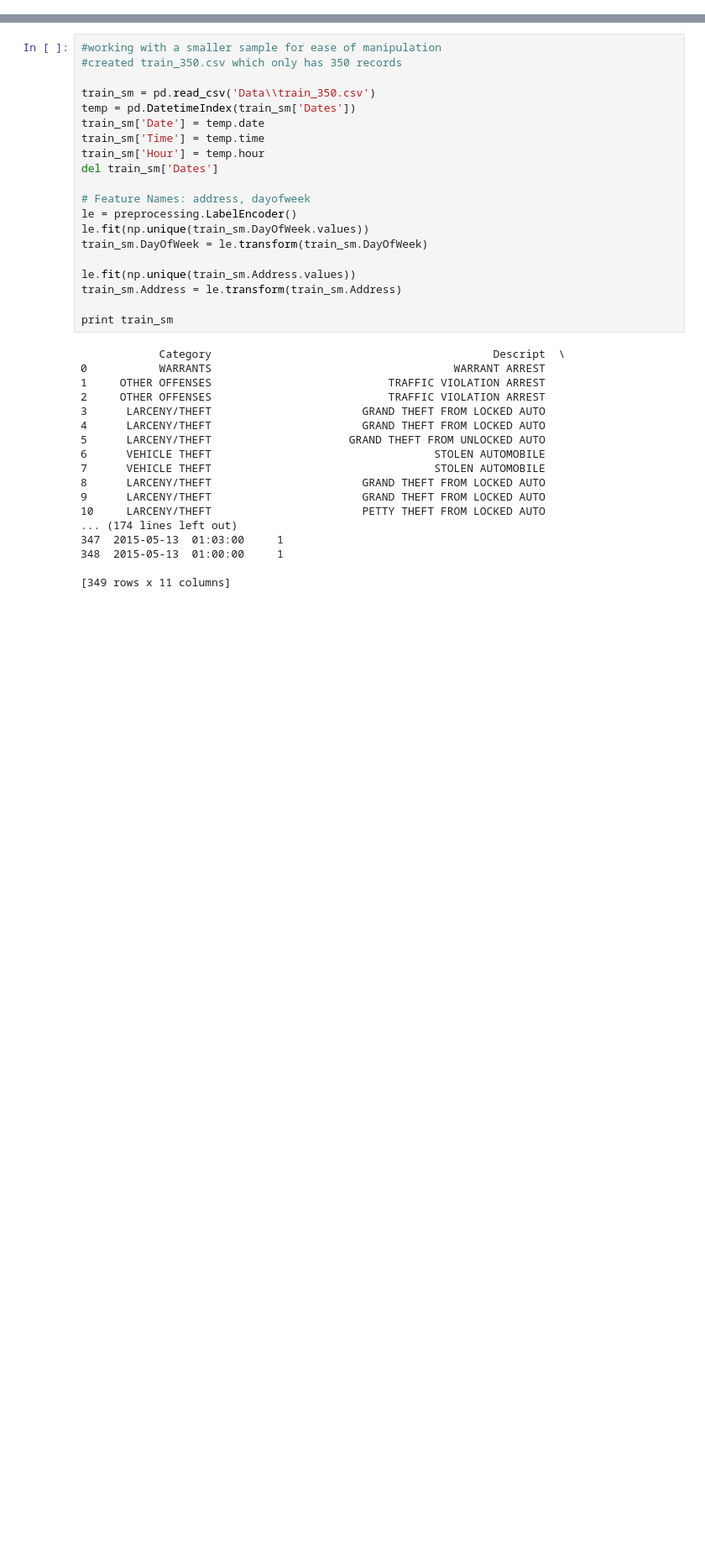
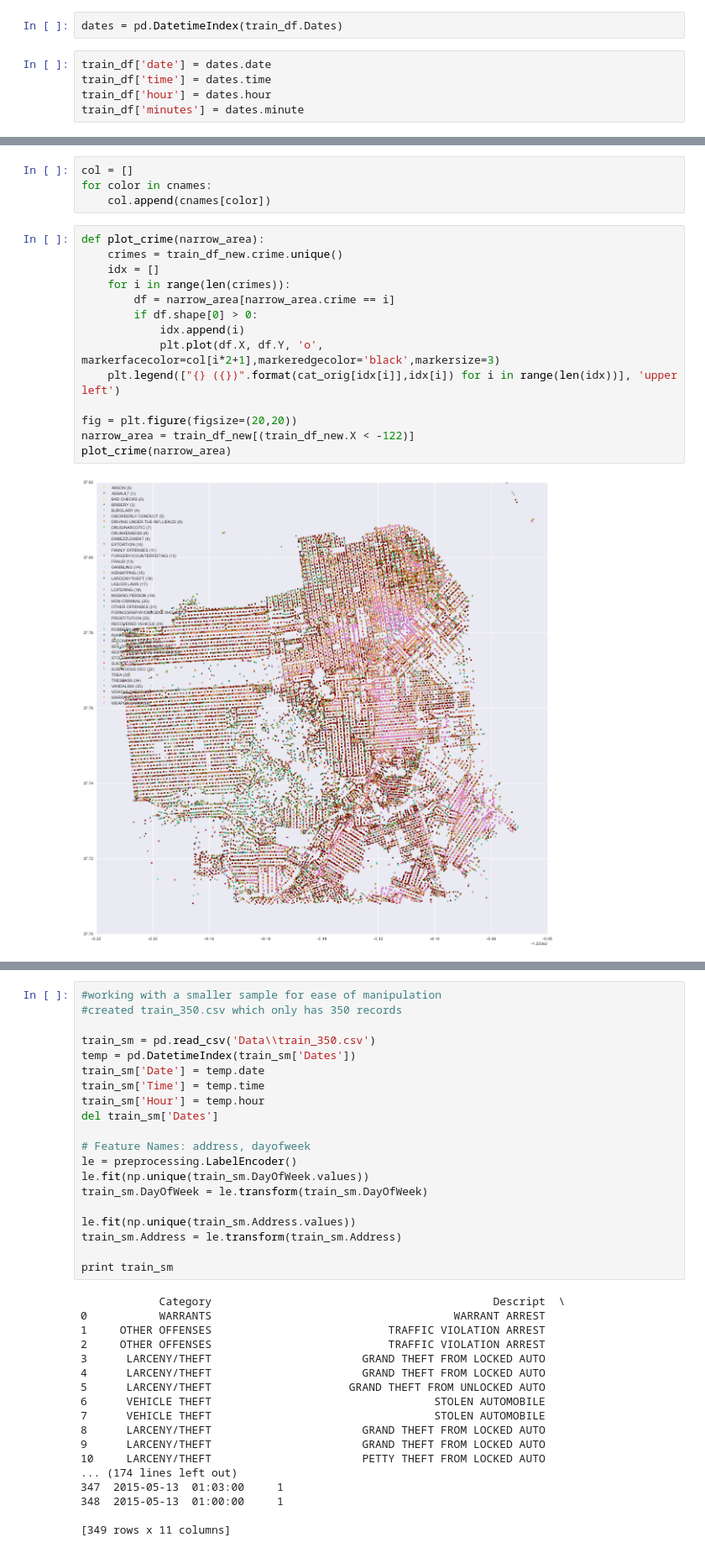
Before and after one commit to samacart/SFCrime, a Jupyter notebook: SFCrime-iPy.ipynb, the cells around one changed output, grey strips where cells are left out. Shown at 84% size. Saved outputs shown, nothing was run; the diff lists cells and outputs as text; blank space fills up the shorter version.

```diff
--- a/SFCrime-iPy.ipynb
+++ b/SFCrime-iPy.ipynb
@@ -55,0 +73,7 @@ print train_df.DayOfWeek.values
+# %%
+dates = pd.DatetimeIndex(train_df.Dates)
+# %%
+train_df['date'] = dates.date
+train_df['time'] = dates.time
+train_df['hour'] = dates.hour
+train_df['minutes'] = dates.minute
@@ -55,0 +232,20 @@ print train_df.DayOfWeek.values
+# %%
+col = []
+for color in cnames:
+    col.append(cnames[color])
+# %%
+def plot_crime(narrow_area):
+    crimes = train_df_new.crime.unique()
+    idx = []
+    for i in range(len(crimes)):
+        df = narrow_area[narrow_area.crime == i]
+        if df.shape[0] > 0:
+            idx.append(i)
+            plt.plot(df.X, df.Y, 'o', markerfacecolor=col[i*2+1],markeredgecolor='black',markersize=3)
+    plt.legend(["{} ({})".format(cat_orig[idx[i]],idx[i]) for i in range(len(idx))], 'upper left')
+
+fig = plt.figure(figsize=(20,20))
+narrow_area = train_df_new[(train_df_new.X < -122)]
+plot_crime(narrow_area)
+# %% [output]
+[figure, added]
```
Also changed, not shown: parts of 18 cells of this notebook.
